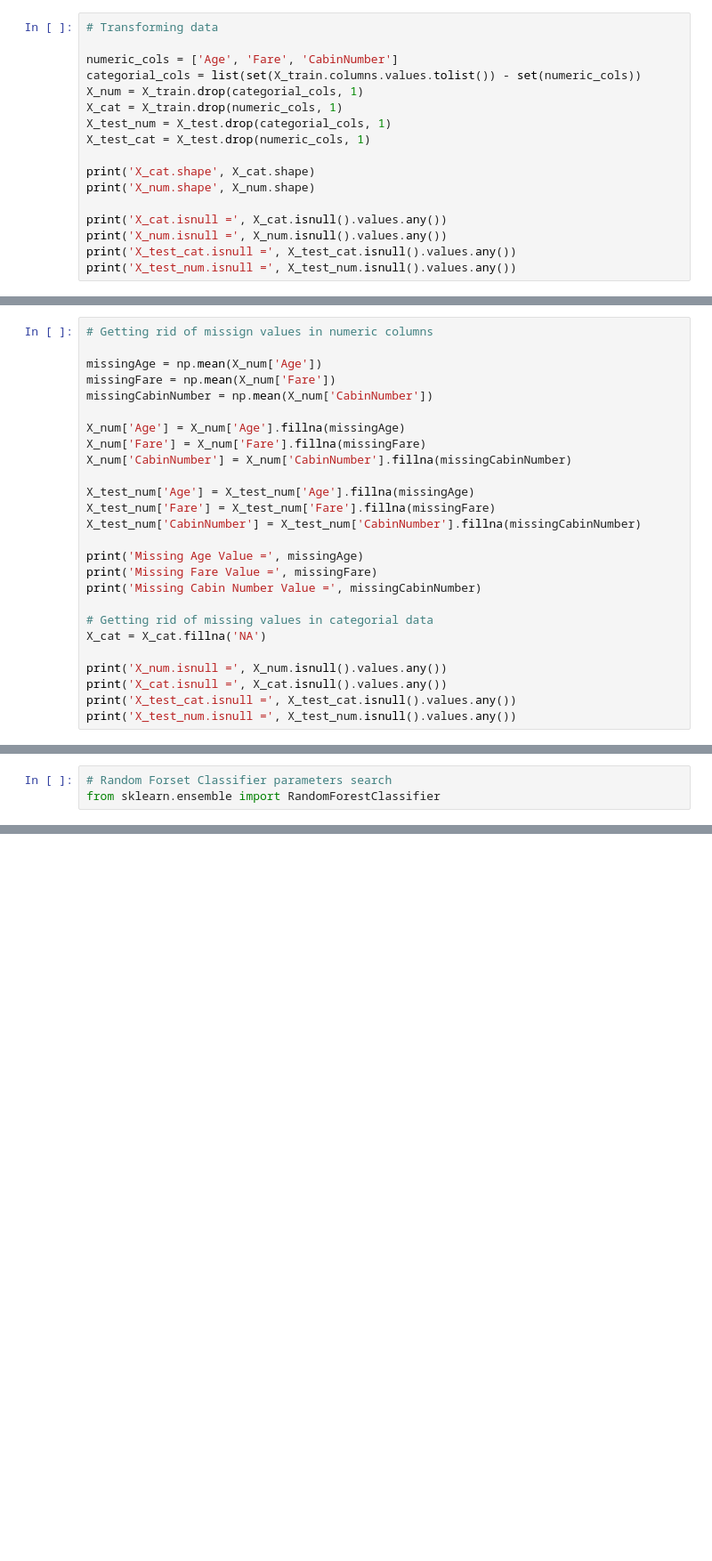
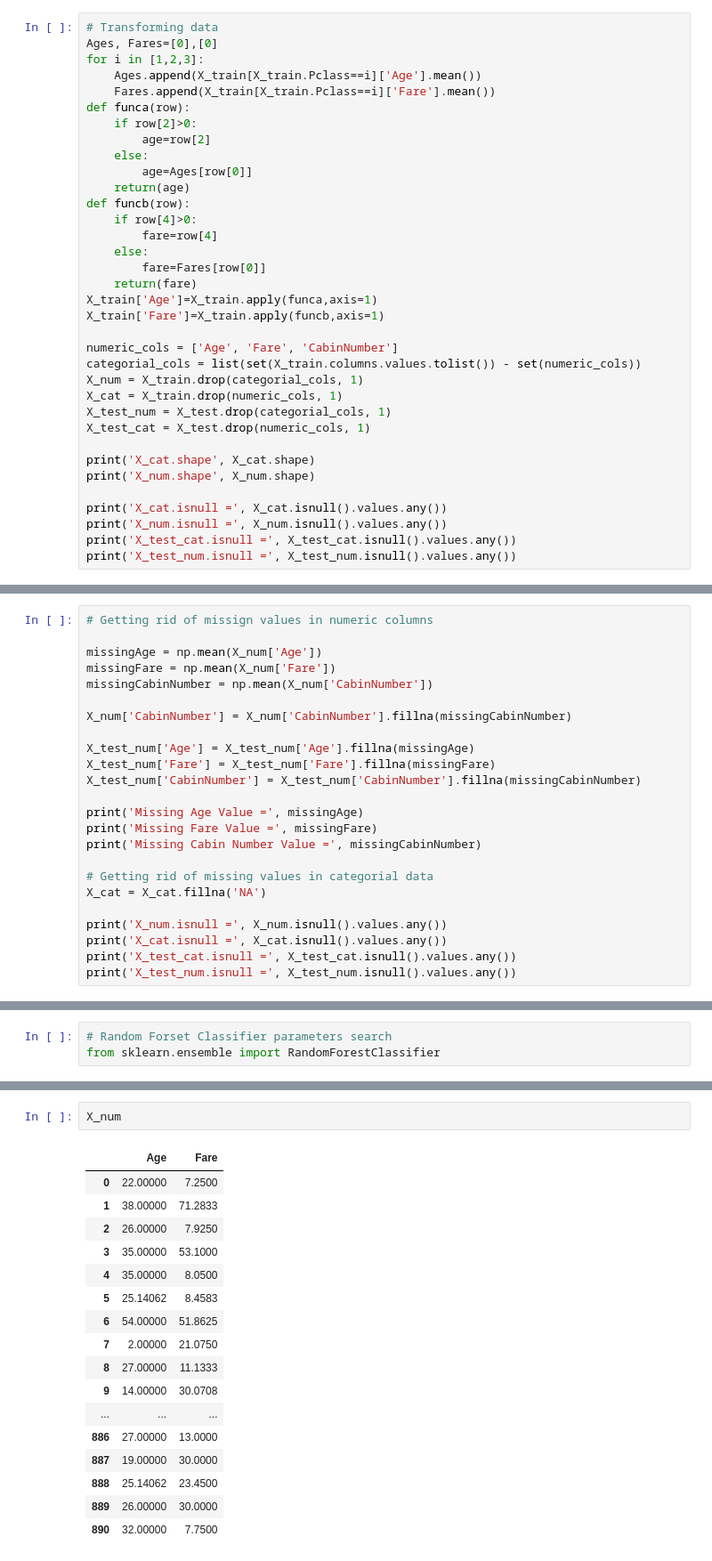
Before and after one commit to e-freiman/KaggleExperiments, a Jupyter notebook: Titanic/Titanic.ipynb, the cells around one changed output, grey strips where cells are left out. Shown at 89% size. Saved outputs shown, nothing was run; the diff lists cells and outputs as text; blank space fills up the shorter version.

```diff
--- a/Titanic/Titanic.ipynb
+++ b/Titanic/Titanic.ipynb
@@ -55,6 +88,24 @@ X_train.drop(['Name', 'Cabin'], 1, inplace=True)
 X_test.drop(['Name', 'Cabin'], 1, inplace=True)
 # %%
 # Transforming data
+Ages, Fares=[0],[0]
+for i in [1,2,3]:
+    Ages.append(X_train[X_train.Pclass==i]['Age'].mean())
+    Fares.append(X_train[X_train.Pclass==i]['Fare'].mean())
+def funca(row):
+    if row[2]>0:
+        age=row[2]
+    else:
+        age=Ages[row[0]]
+    return(age)
+def funcb(row):
+    if row[4]>0:
+        fare=row[4]
+    else:
+        fare=Fares[row[0]]
+    return(fare)
+X_train['Age']=X_train.apply(funca,axis=1)
+X_train['Fare']=X_train.apply(funcb,axis=1)
 
 numeric_cols = ['Age', 'Fare', 'CabinNumber']
 categorial_cols = list(set(X_train.columns.values.tolist()) - set(numeric_cols))
@@ -77,8 +135,6 @@ missingAge = np.mean(X_num['Age'])
 missingFare = np.mean(X_num['Fare'])
 missingCabinNumber = np.mean(X_num['CabinNumber'])
 
-X_num['Age'] = X_num['Age'].fillna(missingAge)
-X_num['Fare'] = X_num['Fare'].fillna(missingFare)
 X_num['CabinNumber'] = X_num['CabinNumber'].fillna(missingCabinNumber)
 
 X_test_num['Age'] = X_test_num['Age'].fillna(missingAge)
@@ -165,0 +264,20 @@ writeAnswer('RandomForestClassifier.csv', optimizer)
+# %%
+X_num
+# %% [output]
+|  | Age | Fare |
+| 0 | 22.00000 | 7.2500 |
+| 1 | 38.00000 | 71.2833 |
+| 2 | 26.00000 | 7.9250 |
+| 3 | 35.00000 | 53.1000 |
+| 4 | 35.00000 | 8.0500 |
+| 5 | 25.14062 | 8.4583 |
+| 6 | 54.00000 | 51.8625 |
+| 7 | 2.00000 | 21.0750 |
+| 8 | 27.00000 | 11.1333 |
+| 9 | 14.00000 | 30.0708 |
+| ... | ... | ... |
+| 886 | 27.00000 | 13.0000 |
+| 887 | 19.00000 | 30.0000 |
+| 888 | 25.14062 | 23.4500 |
+| 889 | 26.00000 | 30.0000 |
+| 890 | 32.00000 | 7.7500 |
```
Also changed, not shown: parts of 12 cells of this notebook, 1 other file.
